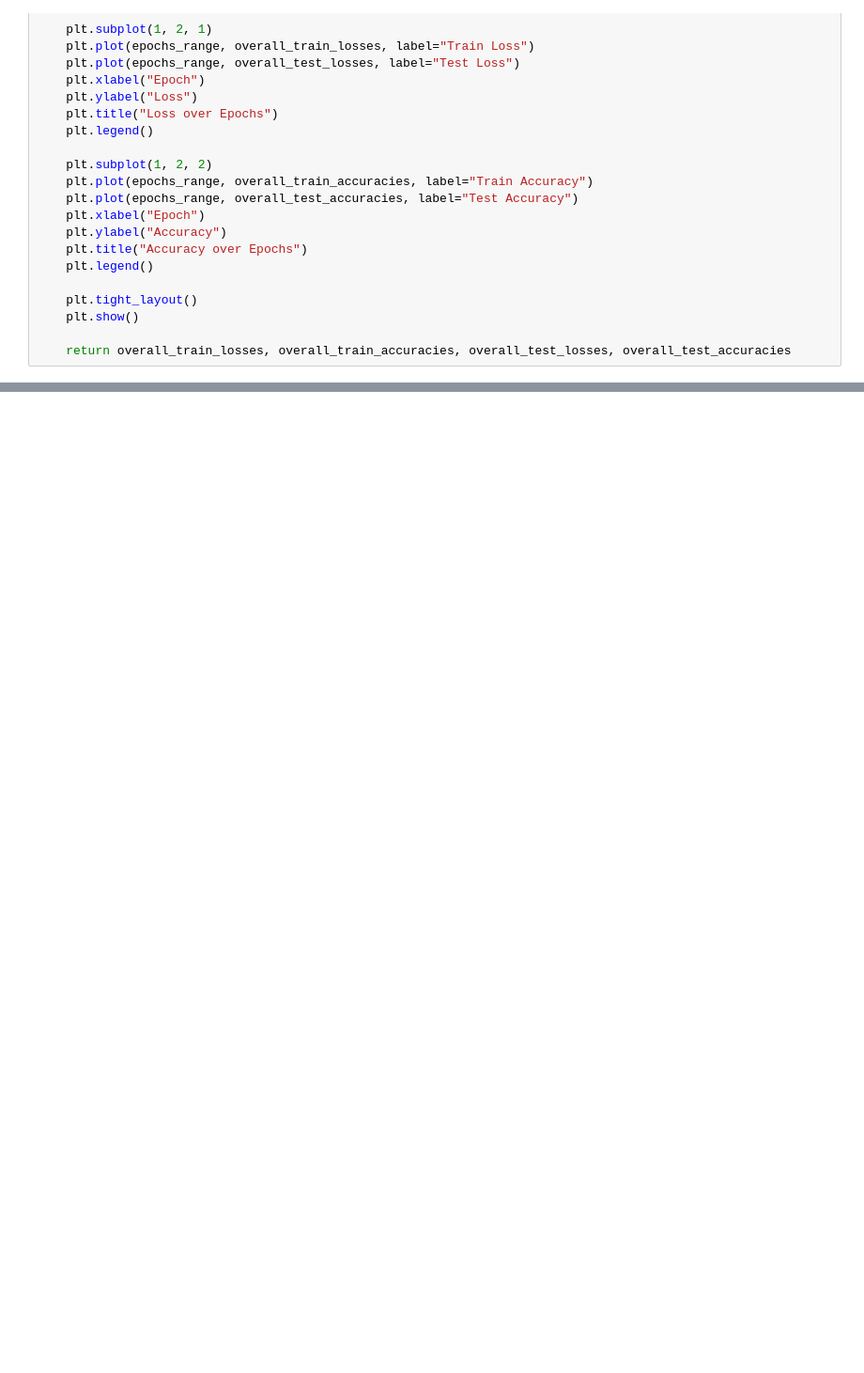
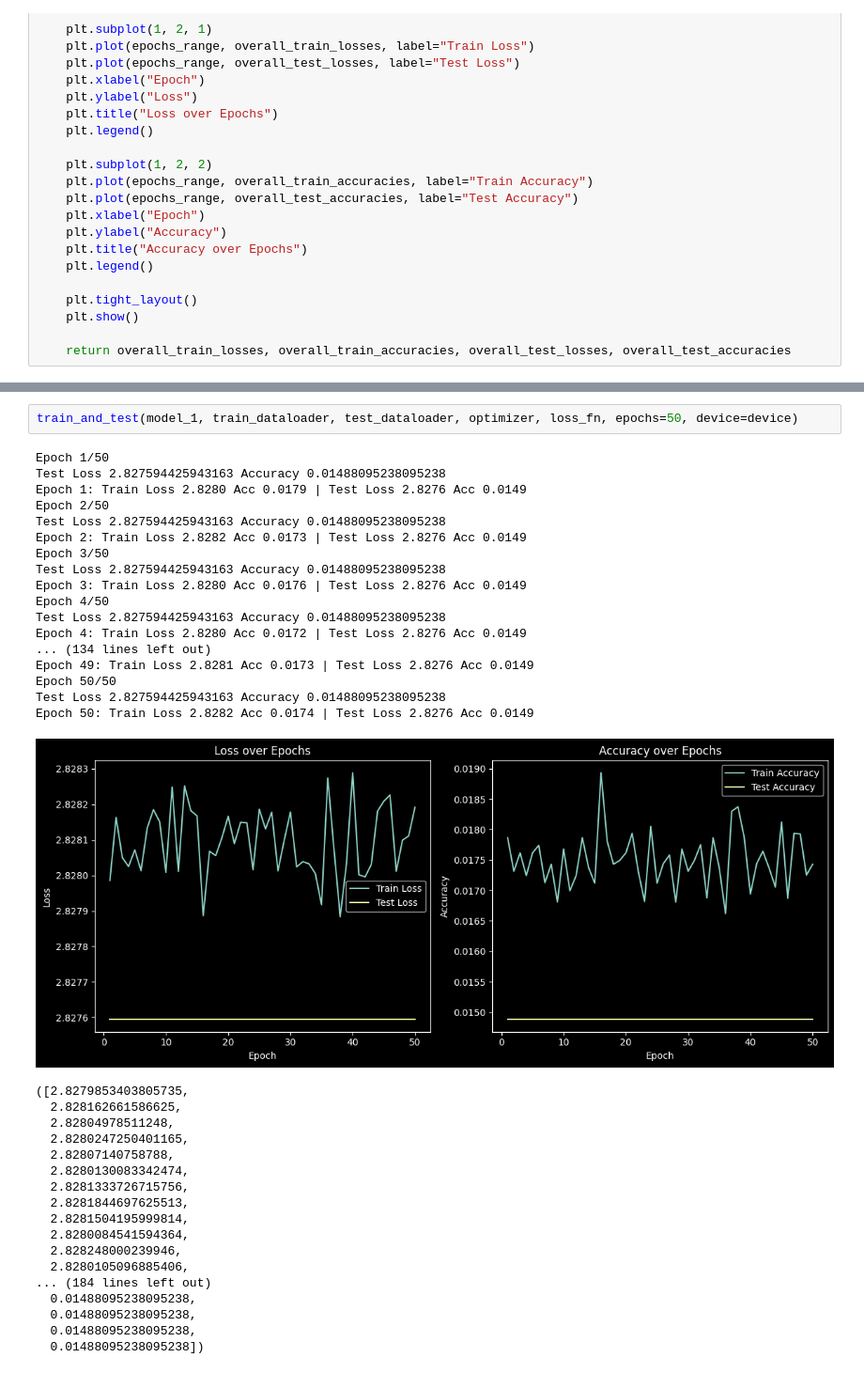
Before and after one commit to DakshGoyal1506/RNN_Implemented, a Jupyter notebook: rnn.ipynb, the cells around one changed output, grey strips where cells are left out. Shown at 94% size. Saved outputs shown, nothing was run; the diff lists cells and outputs as text; blank space fills up the shorter version.

```diff
--- a/rnn.ipynb
+++ b/rnn.ipynb
@@ -334,0 +431,38 @@ Epoch 50: Train Loss 0.3876 Acc 0.8767 | Test Loss 0.7340 Acc 0.7956
+# %%
+train_and_test(model_1, train_dataloader, test_dataloader, optimizer, loss_fn, epochs=50, device=device)
+# %% [output]
+Epoch 1/50
+Test Loss 2.827594425943163 Accuracy 0.01488095238095238
+Epoch 1: Train Loss 2.8280 Acc 0.0179 | Test Loss 2.8276 Acc 0.0149
+Epoch 2/50
+Test Loss 2.827594425943163 Accuracy 0.01488095238095238
+Epoch 2: Train Loss 2.8282 Acc 0.0173 | Test Loss 2.8276 Acc 0.0149
+Epoch 3/50
+Test Loss 2.827594425943163 Accuracy 0.01488095238095238
+Epoch 3: Train Loss 2.8280 Acc 0.0176 | Test Loss 2.8276 Acc 0.0149
+Epoch 4/50
+Test Loss 2.827594425943163 Accuracy 0.01488095238095238
+Epoch 4: Train Loss 2.8280 Acc 0.0172 | Test Loss 2.8276 Acc 0.0149
+... (134 lines left out)
+Epoch 49: Train Loss 2.8281 Acc 0.0173 | Test Loss 2.8276 Acc 0.0149
+Epoch 50/50
+Test Loss 2.827594425943163 Accuracy 0.01488095238095238
+Epoch 50: Train Loss 2.8282 Acc 0.0174 | Test Loss 2.8276 Acc 0.0149
+[figure, added]
+([2.8279853403805735,
+  2.828162661586625,
+  2.82804978511248,
+  2.8280247250401165,
+  2.82807140758788,
+  2.8280130083342474,
+  2.8281333726715756,
+  2.8281844697625513,
+  2.8281504195999814,
+  2.8280084541594364,
+  2.828248000239946,
+  2.8280105096885406,
+... (184 lines left out)
+  0.01488095238095238,
+  0.01488095238095238,
+  0.01488095238095238,
+  0.01488095238095238])
```
Also changed, not shown: parts of 8 cells of this notebook, 3 other files.
